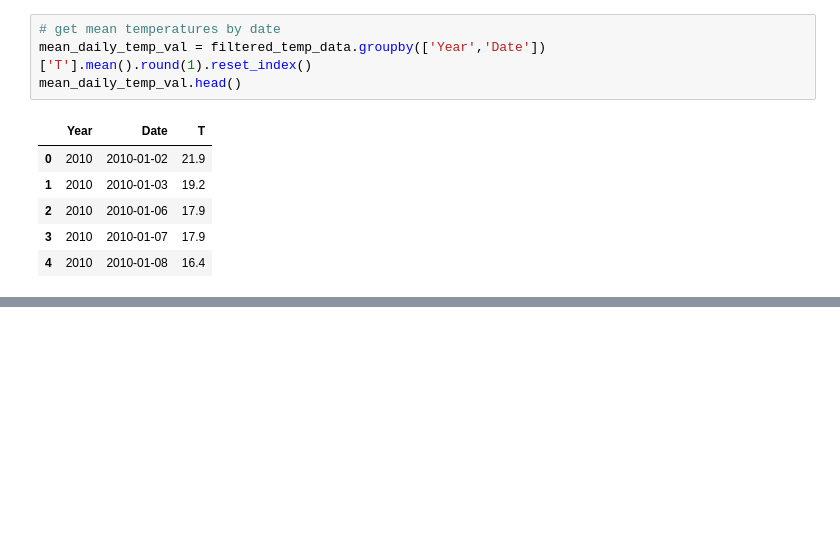
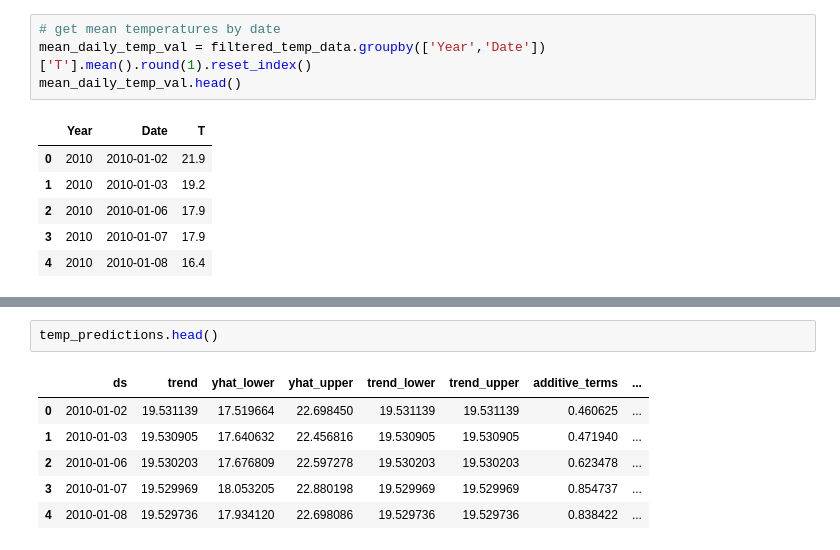
Before and after one commit to wkirui/Weather-Data-Analysis, a Jupyter notebook: Weather Analysis.ipynb, the cells around one changed output, grey strips where cells are left out. Drawn from its saved outputs; the diff is of its cells as text; blank space fills up the shorter version.

```diff
--- a/Weather Analysis.ipynb
+++ b/Weather Analysis.ipynb
@@ -729,0 +738,9 @@ rand_color
+# %%
+temp_predictions.head()
+# %% [output]
+|  | ds | trend | yhat_lower | yhat_upper | trend_lower | trend_upper | additive_terms | ... |
+| 0 | 2010-01-02 | 19.531139 | 17.519664 | 22.698450 | 19.531139 | 19.531139 | 0.460625 | ... |
+| 1 | 2010-01-03 | 19.530905 | 17.640632 | 22.456816 | 19.530905 | 19.530905 | 0.471940 | ... |
+| 2 | 2010-01-06 | 19.530203 | 17.676809 | 22.597278 | 19.530203 | 19.530203 | 0.623478 | ... |
+| 3 | 2010-01-07 | 19.529969 | 18.053205 | 22.880198 | 19.529969 | 19.529969 | 0.854737 | ... |
+| 4 | 2010-01-08 | 19.529736 | 17.934120 | 22.698086 | 19.529736 | 19.529736 | 0.838422 | ... |
```
Also changed, not shown: parts of 11 cells of this notebook.
